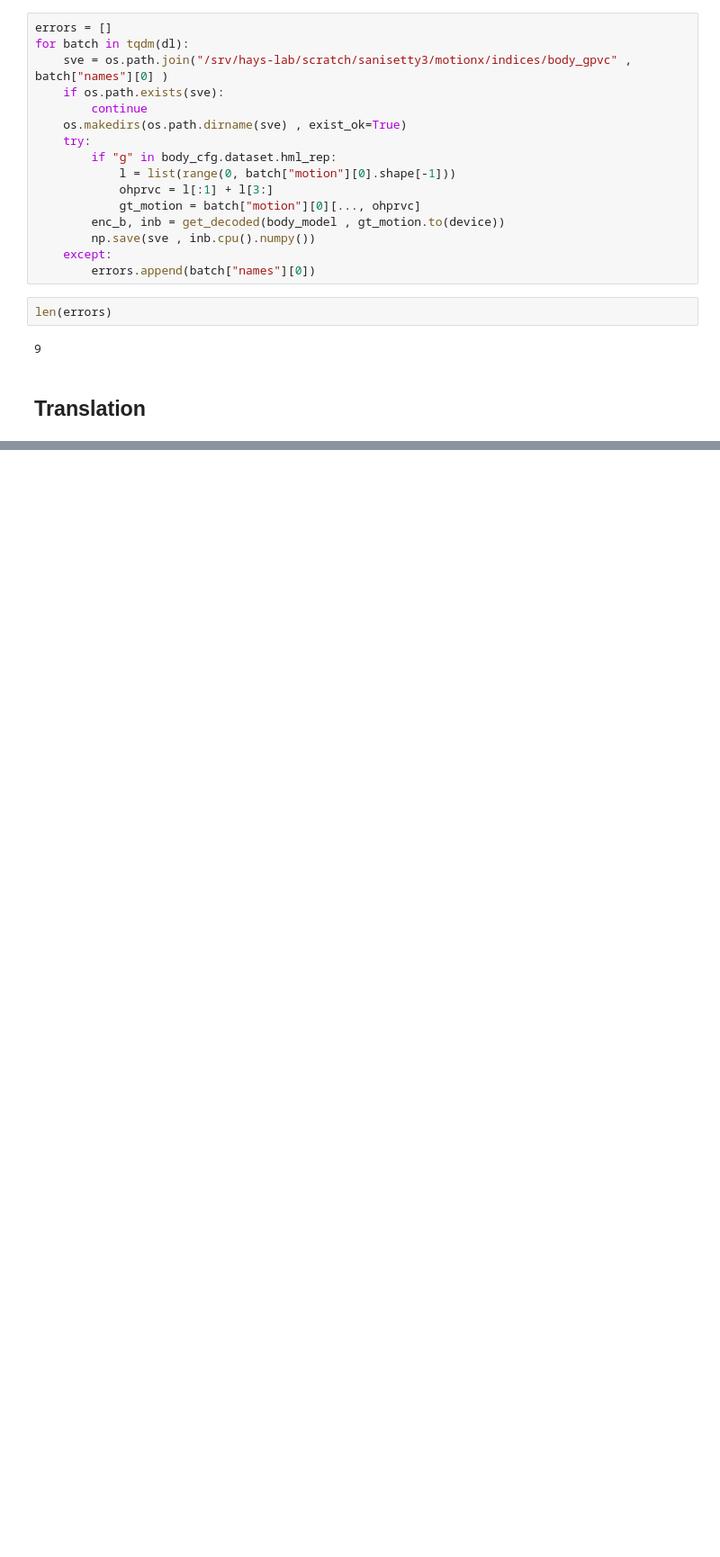
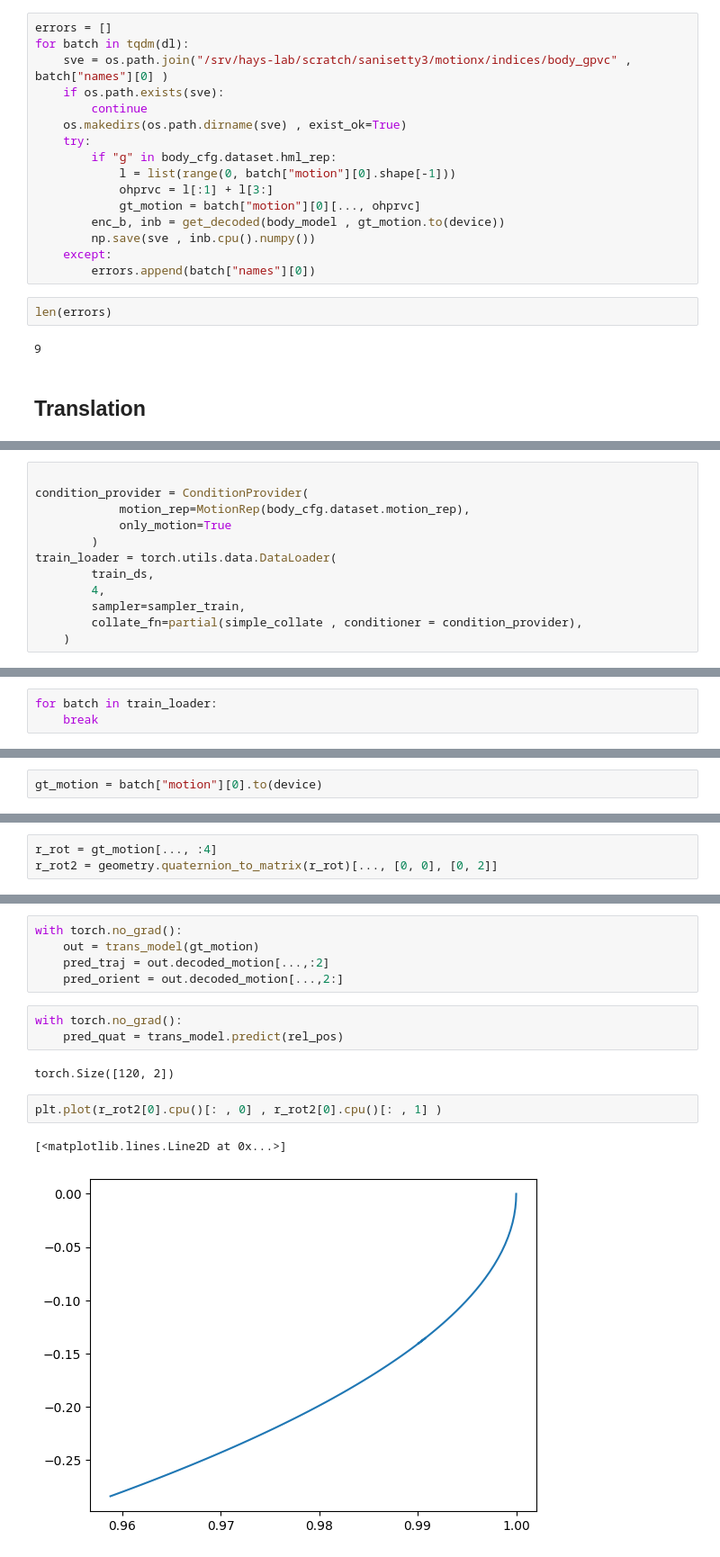
Before and after one commit to sohananisetty/ATCMG, a Jupyter notebook: SMPLX_VQVAE.ipynb, the cells around one changed output, grey strips where cells are left out. Shown at 90% size. Saved outputs shown, nothing was run; the diff lists cells and outputs as text; blank space fills up the shorter version.

```diff
--- a/SMPLX_VQVAE.ipynb
+++ b/SMPLX_VQVAE.ipynb
@@ -267,0 +294,12 @@ dset[0]
+# %%
+
+condition_provider = ConditionProvider(
+            motion_rep=MotionRep(body_cfg.dataset.motion_rep),
+            only_motion=True
+        )
+train_loader = torch.utils.data.DataLoader(
+        train_ds,
+        4,
+        sampler=sampler_train,
+        collate_fn=partial(simple_collate , conditioner = condition_provider),
+    )
@@ -267,0 +324,3 @@ dset[0]
+# %%
+for batch in train_loader:
+    break
@@ -267,0 +334,2 @@ dset[0]
+# %%
+gt_motion = batch["motion"][0].to(device)
@@ -267,0 +342,3 @@ dset[0]
+# %%
+r_rot = gt_motion[..., :4]
+r_rot2 = geometry.quaternion_to_matrix(r_rot)[..., [0, 0], [0, 2]]
@@ -267,0 +347,15 @@ dset[0]
+# %%
+with torch.no_grad():
+    out = trans_model(gt_motion)
+    pred_traj = out.decoded_motion[...,:2]
+    pred_orient = out.decoded_motion[...,2:]
+# %%
+with torch.no_grad():
+    pred_quat = trans_model.predict(rel_pos)
+# %% [output]
+torch.Size([120, 2])
+# %%
+plt.plot(r_rot2[0].cpu()[: , 0] , r_rot2[0].cpu()[: , 1] )
+# %% [output]
+[<matplotlib.lines.Line2D at 0x...>]
+[figure, added]
```
Also changed, not shown: parts of 47 cells of this notebook, 29 other files.
